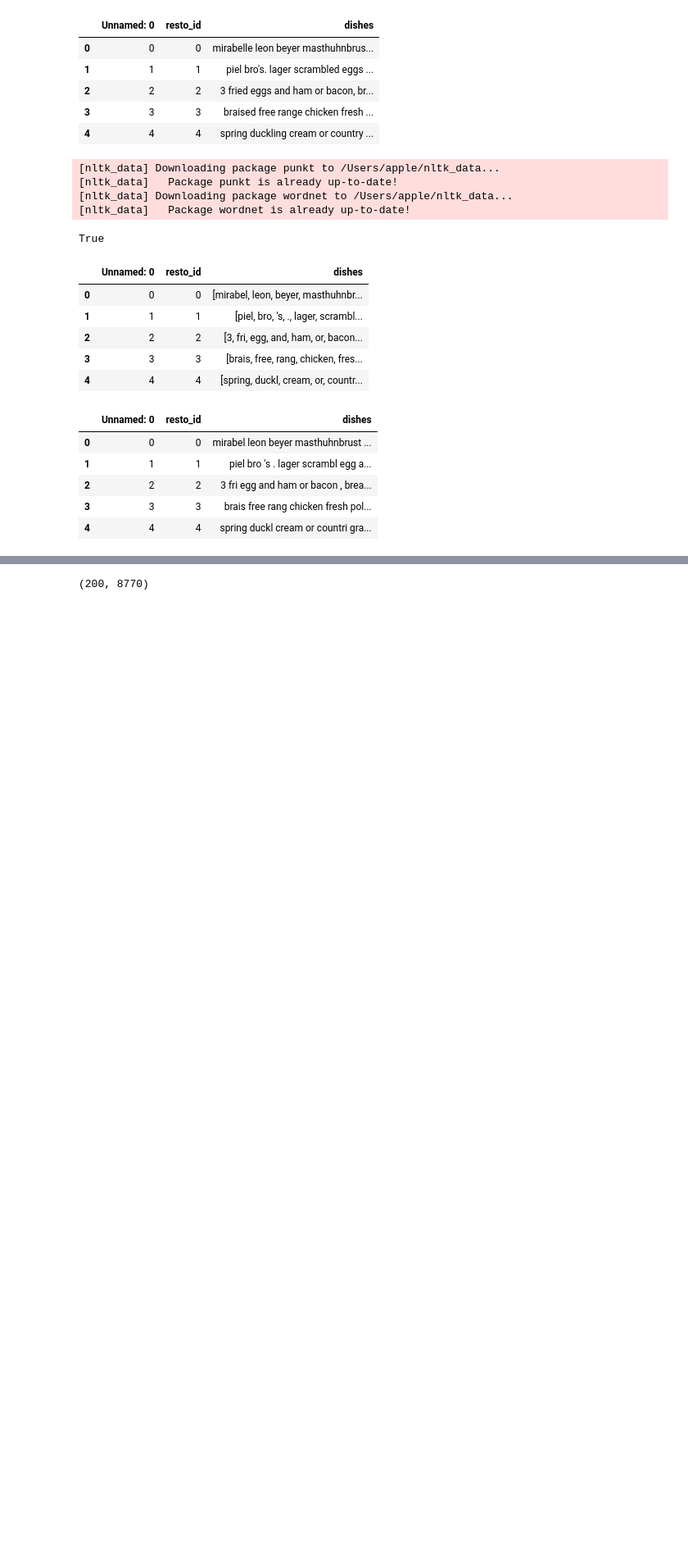
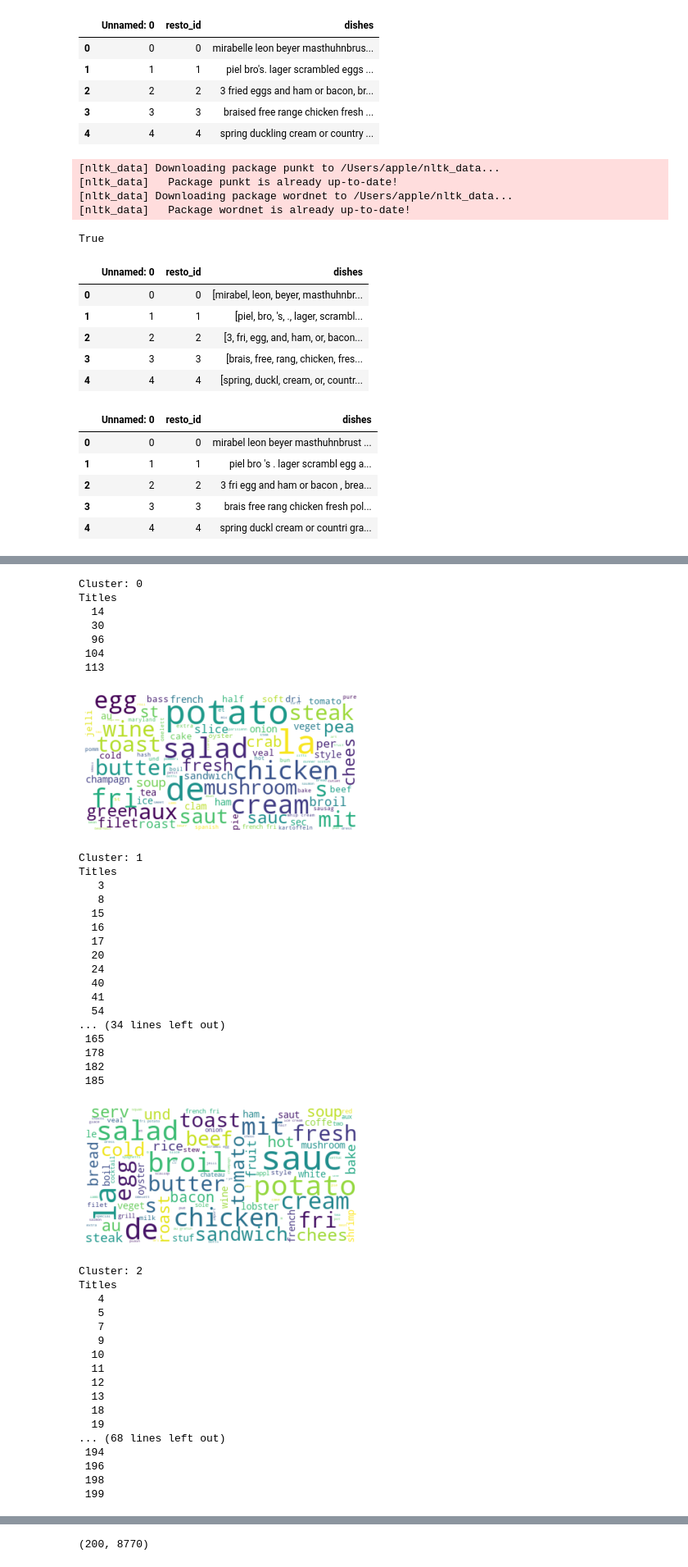
Before and after one commit to venkatesh-pamarthi-gojek/resto-recommendations, a Jupyter notebook: approach_1/main.ipynb, the cells around one changed output, grey strips where cells are left out. Shown at 82% size. Drawn from its saved outputs; the diff is of its cells as text; code cells hidden in the pictures; blank space fills up the shorter version.

```diff
--- a/approach_1/main.ipynb
+++ b/approach_1/main.ipynb
@@ -117,0 +134,8 @@ tfidf_matrix = tf.fit_transform(resto_df['dishes'])
+# %%
+true_k = 5
+title = resto_df["resto_id"]
+model = KMeans(n_clusters=true_k, init='k-means++', max_iter=200, n_init=10)
+model.fit(tfidf_matrix)
+labels=model.labels_
+wiki_cl=pd.DataFrame(list(zip(title,labels)),columns=['title','cluster'])
+print(wiki_cl.sort_values(by=['cluster']))
@@ -117,0 +157,62 @@ tfidf_matrix = tf.fit_transform(resto_df['dishes'])
+# %%
+from wordcloud import WordCloud
+result={'cluster':labels,'wiki':resto_df["dishes"]}
+result=pd.DataFrame(result)
+for k in range(0,true_k):
+   s=result[result.cluster==k]
+   text=s['wiki'].str.cat(sep=' ')
+   text=text.lower()
+   text=' '.join([word for word in text.split()])
+   wordcloud = WordCloud(max_font_size=50, max_words=100, background_color="white").generate(text)
+   print('Cluster: {}'.format(k))
+   print('Titles')
+   titles=wiki_cl[wiki_cl.cluster==k]['title']
+   print(titles.to_string(index=False))
+   plt.figure()
+   plt.imshow(wordcloud, interpolation="bilinear")
+   plt.axis("off")
+   plt.show()
+# %% [output]
+Cluster: 0
+Titles
+  14
+  30
+  96
+ 104
+ 113
+[figure, added]
+Cluster: 1
+Titles
+   3
+   8
+  15
+  16
+  17
+  20
+  24
+  40
+  41
+  54
+... (34 lines left out)
+ 165
+ 178
+ 182
+ 185
+[figure, added]
+Cluster: 2
+Titles
+   4
+   5
+   7
+   9
+  10
+  11
+  12
+  13
+  18
+  19
+... (68 lines left out)
+ 194
+ 196
+ 198
+ 199
```
Also changed, not shown: parts of 9 cells of this notebook, 6 other files.
